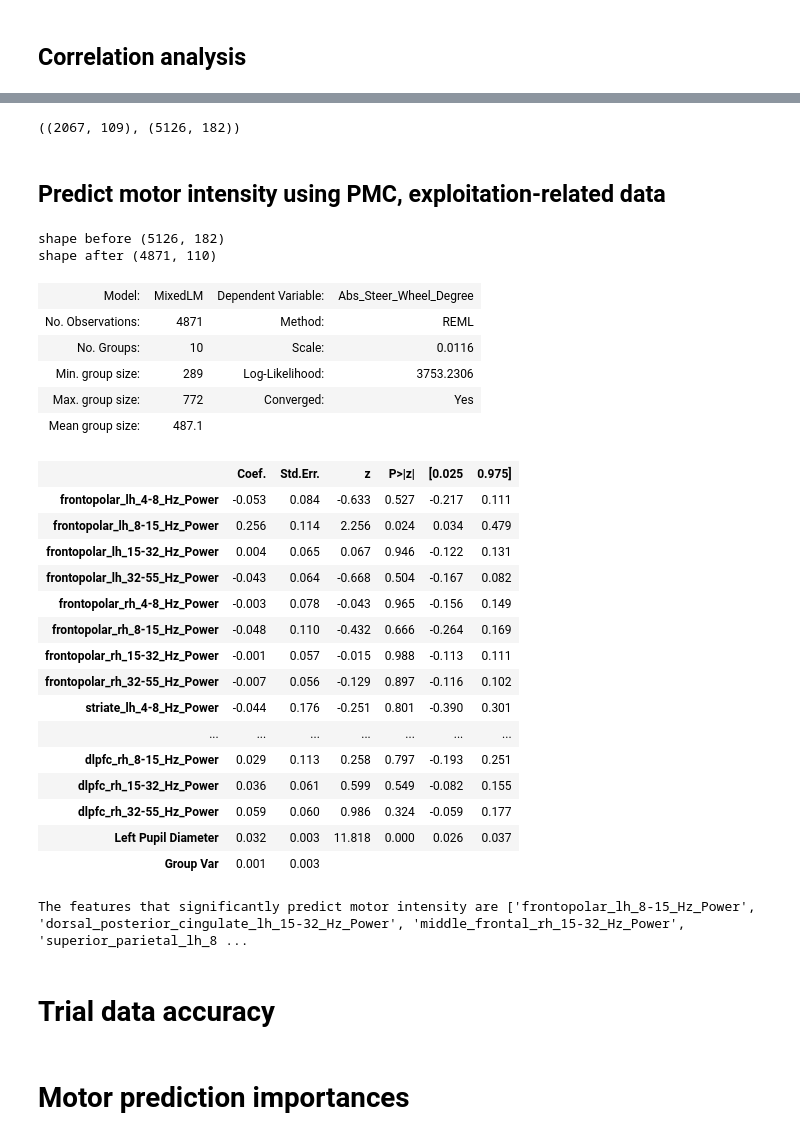
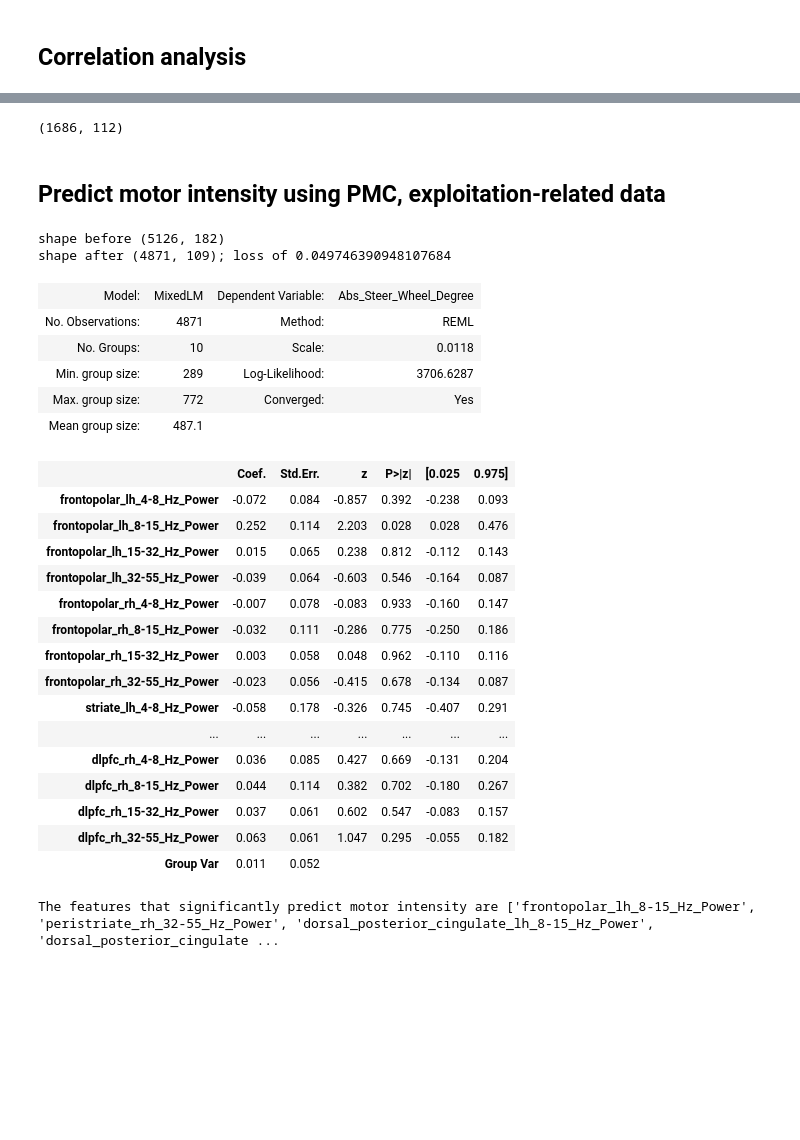
Before and after one commit to schko/mna, a Jupyter notebook: notebooks/motor_paper/3-source_analysis.ipynb, the cells around one changed output, grey strips where cells are left out. Saved outputs shown, nothing was run; the diff lists cells and outputs as text; code cells hidden in the pictures; blank space fills up the shorter version.

Commit message:
source updates

```diff
--- a/notebooks/motor_paper/3-source_analysis.ipynb
+++ b/notebooks/motor_paper/3-source_analysis.ipynb
@@ -173,55 +172,52 @@ print(rho_df.to_latex(index=False,float_format="{:0.2f}".format))
                                 mean &                3.04 &                 78.60 &          1.31 &                 11.61 &          0.46 &    82.79 &      65.21 &     0.25 \\
 \bottomrule
 \end{tabular}
-# %%
-motor_epochs_metadata[['Left Pupil Diameter','NSLR_mean_duration_Saccade','NSLR_count_Saccade','Abs_Steer_Wheel_Degree','density',
-                            'bpm','rmssd','pnn50']+all_source_powers].dropna().shape, motor_epochs_metadata.shape
-# %% [output]
-((2067, 109), (5126, 182))
+# %%
+motor_dfs_corr.shape
+# %% [output]
+(1686, 112)
 # %% [markdown]
 ##  Predict motor intensity using PMC, exploitation-related data
 # %%
 import statsmodels.api as sm
 all_vars = ['Abs_Steer_Wheel_Degree','ppid',
             'Left Pupil Diameter',
             'Steer_Wheel_Degree_Encoded','Steer_Wheel_Degree'] + all_source_powers
-predictors = ['Left Pupil Diameter'] + all_source_powers
+predictors = all_source_powers
 print('shape before', motor_epochs_metadata.shape)
 motor_dfs_nonnan = motor_epochs_metadata[all_vars].dropna()
-print('shape after', motor_dfs_nonnan.shape)
+print(f"shape after {motor_dfs_nonnan.shape}; loss of {(motor_epochs_metadata.shape[0]-motor_dfs_nonnan.shape[0])/motor_epochs_metadata.shape[0]}")
 
 md = sm.regression.mixed_linear_model.MixedLM(motor_dfs_nonnan['Abs_Steer_Wheel_Degree'],motor_dfs_nonnan[predictors],
                  groups=motor_dfs_nonnan["ppid"])
 mdf = md.fit()
 display(mdf.summary())
 print(f"The features that significantly predict motor intensity are {list(np.array(predictors)[np.where(mdf.pvalues[:-1]<0.05)])}")
 
 # note that where p<0.05 we can realiably expect they have some predictive power for motor data
 # %% [output]
 shape before (5126, 182)
-shape after (4871, 110)
+shape after (4871, 109); loss of 0.049746390948107684
 | Model: | MixedLM | Dependent Variable: | Abs_Steer_Wheel_Degree |
 | No. Observations: | 4871 | Method: | REML |
-| No. Groups: | 10 | Scale: | 0.0116 |
-| Min. group size: | 289 | Log-Likelihood: | 3753.2306 |
+| No. Groups: | 10 | Scale: | 0.0118 |
+| Min. group size: | 289 | Log-Likelihood: | 3706.6287 |
 | Max. group size: | 772 | Converged: | Yes |
 | Mean group size: | 487.1 |  |  |
 |  | Coef. | Std.Err. | z | P>|z| | [0.025 | 0.975] |
-| frontopolar_lh_4-8_Hz_Power | -0.053 | 0.084 | -0.633 | 0.527 | -0.217 | 0.111 |
-| frontopolar_lh_8-15_Hz_Power | 0.256 | 0.114 | 2.256 | 0.024 | 0.034 | 0.479 |
-| frontopolar_lh_15-32_Hz_Power | 0.004 | 0.065 | 0.067 | 0.946 | -0.122 | 0.131 |
-| frontopolar_lh_32-55_Hz_Power | -0.043 | 0.064 | -0.668 | 0.504 | -0.167 | 0.082 |
-| frontopolar_rh_4-8_Hz_Power | -0.003 | 0.078 | -0.043 | 0.965 | -0.156 | 0.149 |
-| frontopolar_rh_8-15_Hz_Power | -0.048 | 0.110 | -0.432 | 0.666 | -0.264 | 0.169 |
-| frontopolar_rh_15-32_Hz_Power | -0.001 | 0.057 | -0.015 | 0.988 | -0.113 | 0.111 |
-| frontopolar_rh_32-55_Hz_Power | -0.007 | 0.056 | -0.129 | 0.897 | -0.116 | 0.102 |
-| striate_lh_4-8_Hz_Power | -0.044 | 0.176 | -0.251 | 0.801 | -0.390 | 0.301 |
+| frontopolar_lh_4-8_Hz_Power | -0.072 | 0.084 | -0.857 | 0.392 | -0.238 | 0.093 |
+| frontopolar_lh_8-15_Hz_Power | 0.252 | 0.114 | 2.203 | 0.028 | 0.028 | 0.476 |
+| frontopolar_lh_15-32_Hz_Power | 0.015 | 0.065 | 0.238 | 0.812 | -0.112 | 0.143 |
+| frontopolar_lh_32-55_Hz_Power | -0.039 | 0.064 | -0.603 | 0.546 | -0.164 | 0.087 |
+| frontopolar_rh_4-8_Hz_Power | -0.007 | 0.078 | -0.083 | 0.933 | -0.160 | 0.147 |
+| frontopolar_rh_8-15_Hz_Power | -0.032 | 0.111 | -0.286 | 0.775 | -0.250 | 0.186 |
+| frontopolar_rh_15-32_Hz_Power | 0.003 | 0.058 | 0.048 | 0.962 | -0.110 | 0.116 |
+| frontopolar_rh_32-55_Hz_Power | -0.023 | 0.056 | -0.415 | 0.678 | -0.134 | 0.087 |
+| striate_lh_4-8_Hz_Power | -0.058 | 0.178 | -0.326 | 0.745 | -0.407 | 0.291 |
 | ... | ... | ... | ... | ... | ... | ... |
-| dlpfc_rh_8-15_Hz_Power | 0.029 | 0.113 | 0.258 | 0.797 | -0.193 | 0.251 |
-| dlpfc_rh_15-32_Hz_Power | 0.036 | 0.061 | 0.599 | 0.549 | -0.082 | 0.155 |
-| dlpfc_rh_32-55_Hz_Power | 0.059 | 0.060 | 0.986 | 0.324 | -0.059 | 0.177 |
-| Left Pupil Diameter | 0.032 | 0.003 | 11.818 | 0.000 | 0.026 | 0.037 |
-| Group Var | 0.001 | 0.003 |  |  |  |  |
+| dlpfc_rh_4-8_Hz_Power | 0.036 | 0.085 | 0.427 | 0.669 | -0.131 | 0.204 |
+| dlpfc_rh_8-15_Hz_Power | 0.044 | 0.114 | 0.382 | 0.702 | -0.180 | 0.267 |
+| dlpfc_rh_15-32_Hz_Power | 0.037 | 0.061 | 0.602 | 0.547 | -0.083 | 0.157 |
+| dlpfc_rh_32-55_Hz_Power | 0.063 | 0.061 | 1.047 | 0.295 | -0.055 | 0.182 |
+| Group Var | 0.011 | 0.052 |  |  |  |  |
-The features that significantly predict motor intensity are ['frontopolar_lh_8-15_Hz_Power', 'dorsal_posterior_cingulate_lh_15-32_Hz_Power', 'middle_frontal_rh_15-32_Hz_Power', 'superior_parietal_lh_8 ...
+The features that significantly predict motor intensity are ['frontopolar_lh_8-15_Hz_Power', 'peristriate_rh_32-55_Hz_Power', 'dorsal_posterior_cingulate_lh_8-15_Hz_Power', 'dorsal_posterior_cingulate ...
-# %% [markdown]
-# Trial data accuracy
@@ -302,2 +223,0 @@ def rf_prediction_importances(input_df, prediction, predictors,pred_type = 'clas
-# %% [markdown]
-# Motor prediction importances
```
Also changed, not shown: parts of 86 cells of this notebook, 10 other files.
